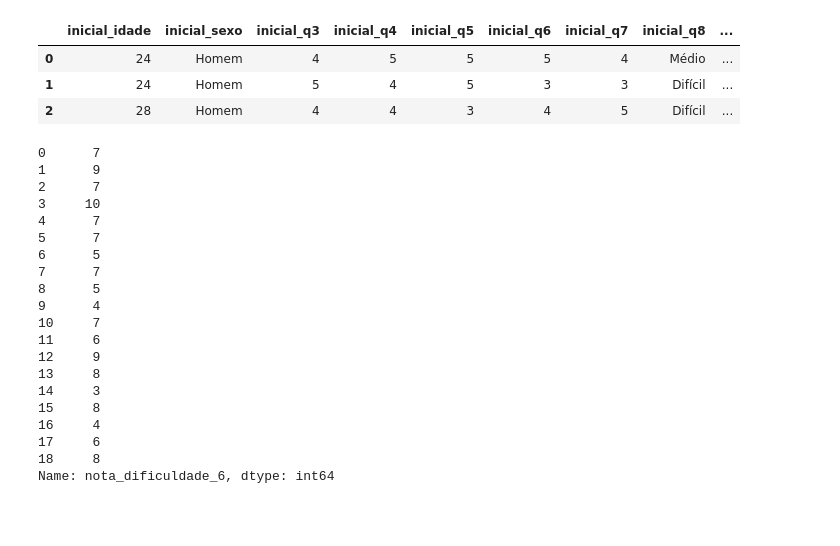
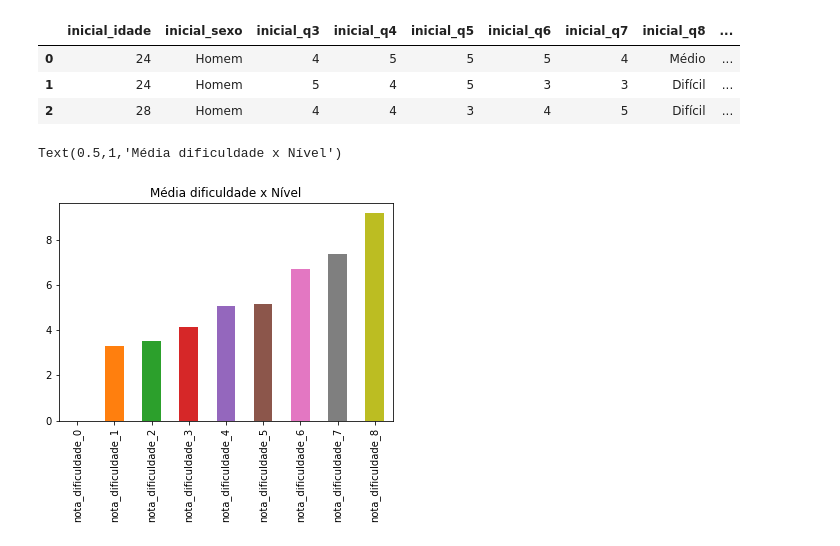
Before and after one commit to wagneralbjr/tcc-dda, a Jupyter notebook: Trata Dados TCC.ipynb, the cells around one changed output. Drawn from its saved outputs; the diff is of its cells as text; code cells hidden in the pictures; blank space fills up the shorter version.

Commit message:
construindo metodologia query colunas

```diff
--- a/Trata Dados TCC.ipynb
+++ b/Trata Dados TCC.ipynb
@@ -137,26 +138,19 @@ df_final.head(3)
 | 0 | 24 | Homem | 4 | 5 | 5 | 5 | 4 | Médio | ... |
 | 1 | 24 | Homem | 5 | 4 | 5 | 3 | 3 | Difícil | ... |
 | 2 | 28 | Homem | 4 | 4 | 3 | 4 | 5 | Difícil | ... |
-# %%
-df_final.nota_dificuldade_6
-# %% [output]
-0      7
-1      9
-2      7
-3     10
-4      7
-5      7
-6      5
-7      7
-8      5
-9      4
-10     7
-11     6
-12     9
-13     8
-14     3
-15     8
-16     4
-17     6
-18     8
-Name: nota_dificuldade_6, dtype: int64
+# %%
+def pegaColunas(data, query):
+    'retorna colunas com base em uma query'
+    columns = [x for x in data.columns if query in x]
+
+    values = data[columns]
+
+    return values
+# %%
+teste = pegaColunas(df_final, 'nota_dificuldade')
+
+teste.mean().plot(kind='bar')
+plt.title('Média dificuldade x Nível')
+# %% [output]
+Text(0.5,1,'Média dificuldade x Nível')
+[figure, added]
```
Also changed, not shown: parts of 1 cell of this notebook.
